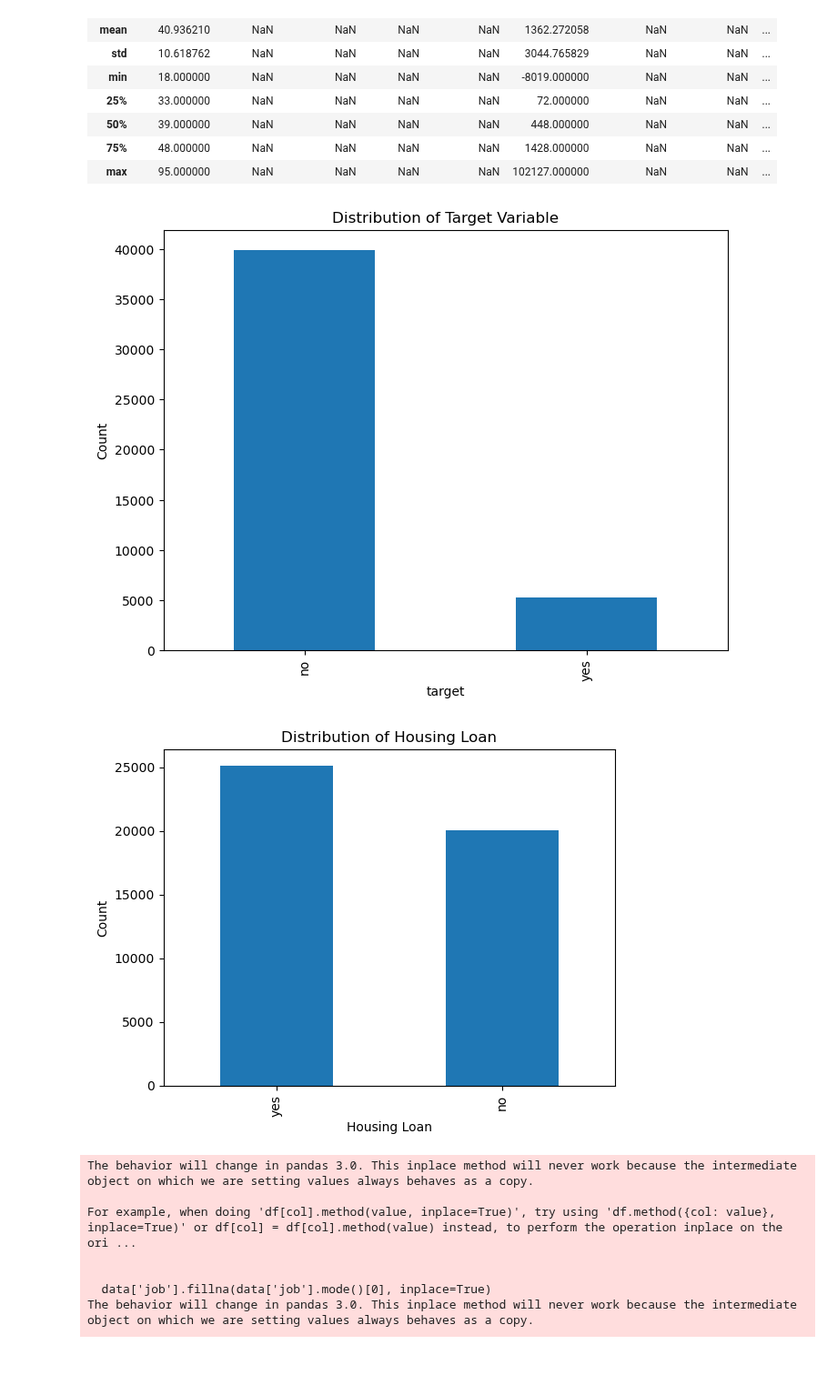
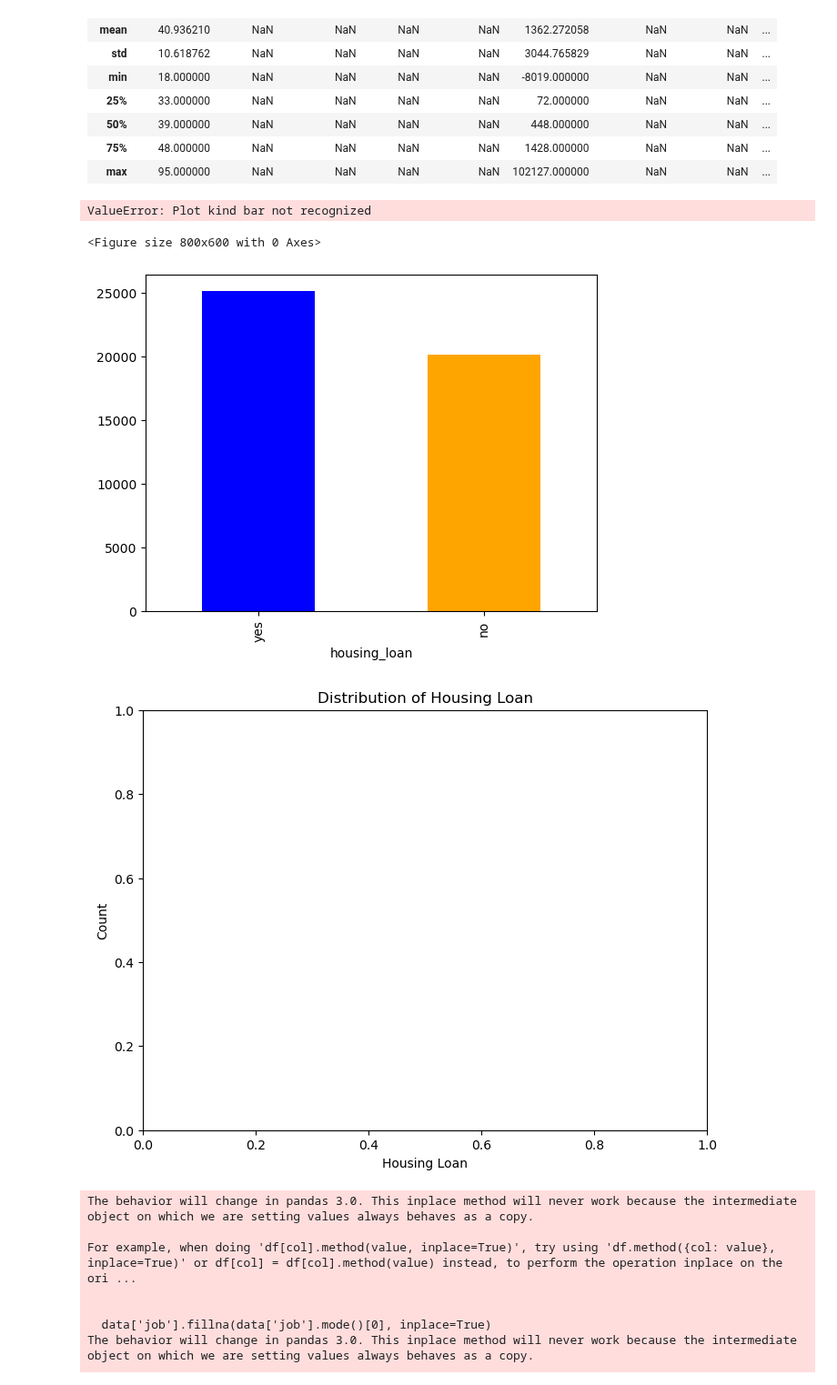
Before and after one commit to gublit/classifier, a Jupyter notebook: notebooks/bank.ipynb, the cells around one changed output. Shown at 91% size. Cells and saved outputs as stored; diff of their text form; code cells hidden in the pictures; blank space fills up the shorter version.

```diff
--- a/notebooks/bank.ipynb
+++ b/notebooks/bank.ipynb
@@ -120,21 +120,26 @@ data.describe(include='all')
 # %%
 #Distribution plot of target variable
 plt.figure(figsize=(8, 6))
-data['target'].value_counts().plot(kind='bar')
+sns.set_style('darkgrid')
+#data['target'].value_counts().plot(kind='bar')
+sns.relplot(x='target', y='count', data=data, kind='bar', height=6, aspect=2)
 plt.title('Distribution of Target Variable')
 plt.xlabel('target')
 plt.ylabel('Count')
 plt.show()
 # %% [output]
-[figure, removed]
+ValueError: Plot kind bar not recognized
+<Figure size 800x600 with 0 Axes>
 # %%
-data['housing_loan'].value_counts().plot(kind='bar')
+data['housing_loan'].value_counts().plot(kind='bar',color=['blue', 'orange'])
+plt.figure(figsize=(8, 6))
 plt.title('Distribution of Housing Loan')
 plt.xlabel('Housing Loan')
 plt.ylabel('Count')
 plt.show()
 # %% [output]
-[figure, old version]
+[figure, new version]
+[figure, added]
 # %%
 data['job'].fillna(data['job'].mode()[0], inplace=True)
 data['education'].fillna(data['education'].mode()[0], inplace=True)
```
Also changed, not shown: parts of 6 cells of this notebook, 4 other files.
